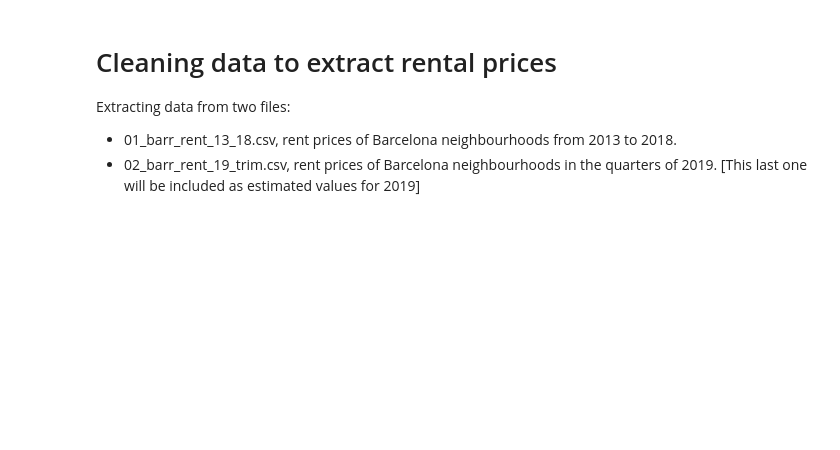
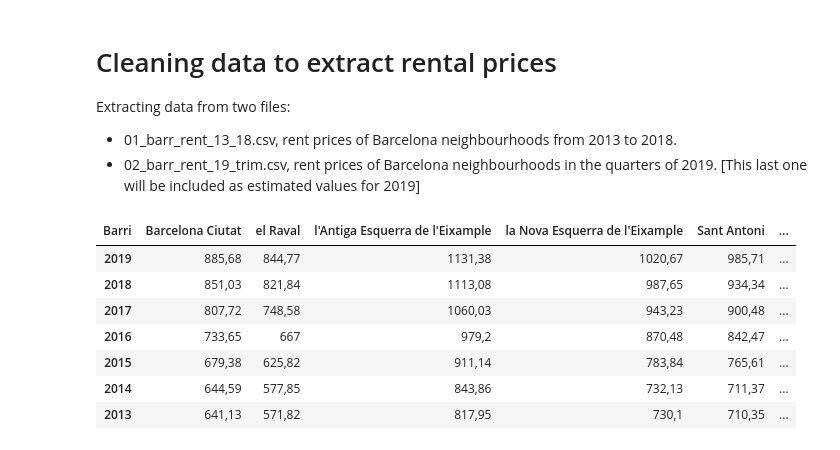
Before and after one commit to jaumevr15/Project-Week-5-Your-Own-Project, a Jupyter notebook: your-project/code/0_rent_data_cleaning.ipynb, the cells around one changed output. Saved outputs shown, nothing was run; the diff lists cells and outputs as text; code cells hidden in the pictures; blank space fills up the shorter version.

```diff
--- a/your-project/code/0_rent_data_cleaning.ipynb
+++ b/your-project/code/0_rent_data_cleaning.ipynb
@@ -30,3 +26,14 @@ santantoni_around = santantoni_around.apply(lambda x: x.str.replace('.',''))
+# %%
+santantoni_around
+# %% [output]
+| Barri | Barcelona Ciutat | el Raval | l'Antiga Esquerra de l'Eixample | la Nova Esquerra de l'Eixample | Sant Antoni | ... |
+| 2019 | 885,68 | 844,77 | 1131,38 | 1020,67 | 985,71 | ... |
+| 2018 | 851,03 | 821,84 | 1113,08 | 987,65 | 934,34 | ... |
+| 2017 | 807,72 | 748,58 | 1060,03 | 943,23 | 900,48 | ... |
+| 2016 | 733,65 | 667 | 979,2 | 870,48 | 842,47 | ... |
+| 2015 | 679,38 | 625,82 | 911,14 | 783,84 | 765,61 | ... |
+| 2014 | 644,59 | 577,85 | 843,86 | 732,13 | 711,37 | ... |
+| 2013 | 641,13 | 571,82 | 817,95 | 730,1 | 710,35 | ... |
 # %%
 santantoni_around.columns
 # %% [output]
```
Also changed, not shown: parts of 19 cells of this notebook, 5 other files.
